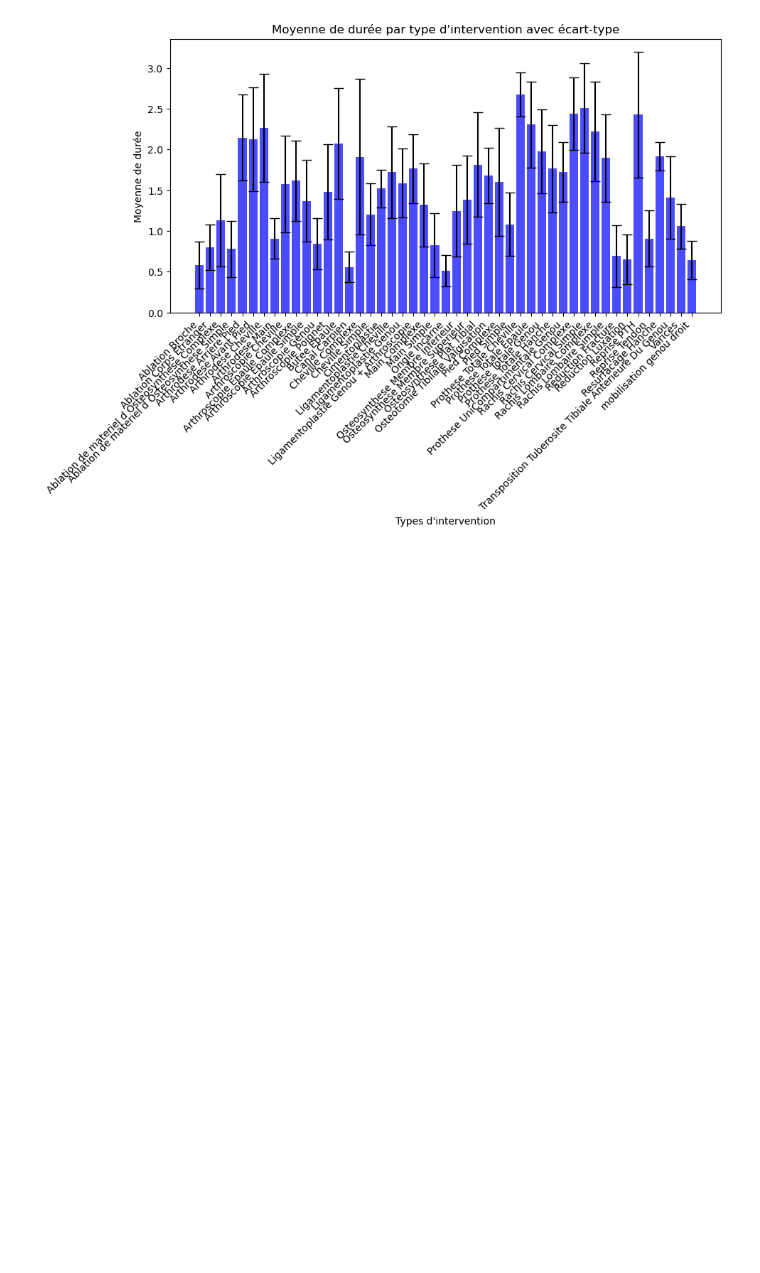
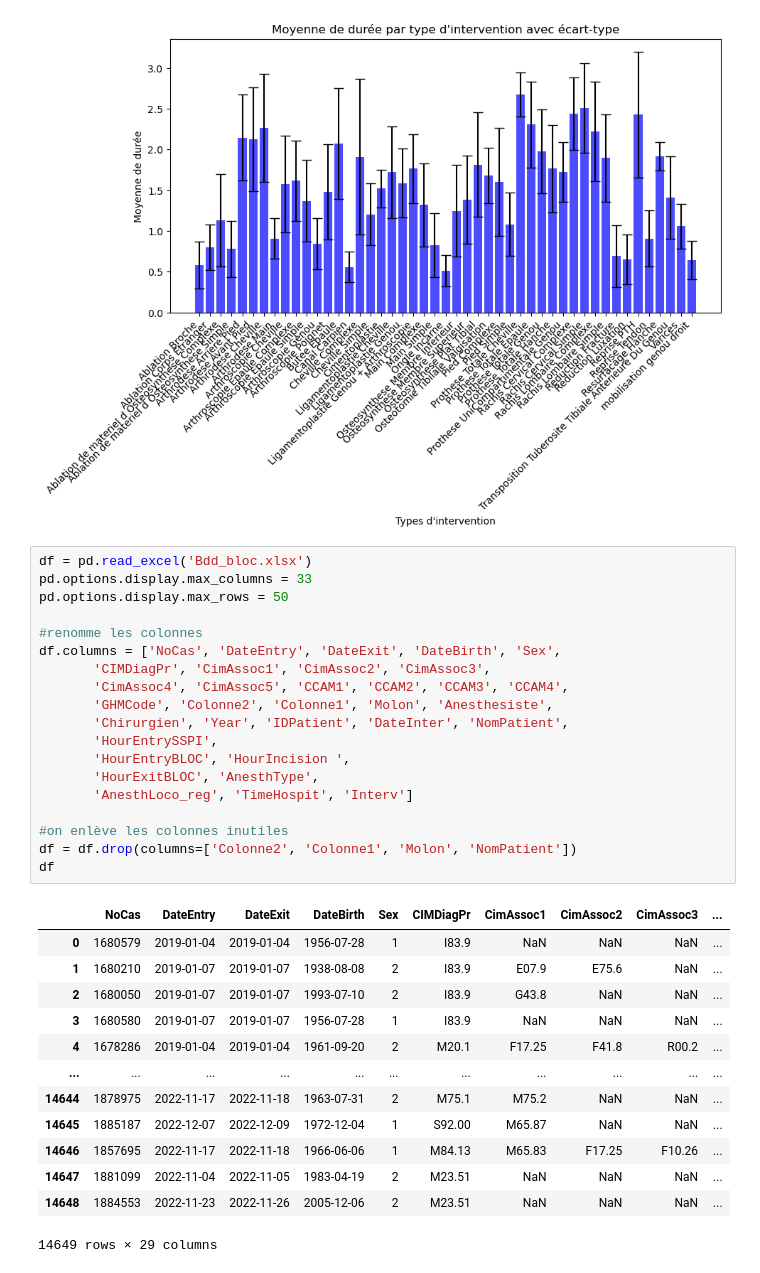
Before and after one commit to 101015010/filrouge_ias, a Jupyter notebook: TraitementData.ipynb, the cells around one changed output. Drawn from its saved outputs; the diff is of its cells as text; blank space fills up the shorter version.

```diff
--- a/TraitementData.ipynb
+++ b/TraitementData.ipynb
@@ -127,3 +125,36 @@ plt.xticks(rotation=45, ha='right')
 plt.show()
 # %% [output]
 [figure]
+# %%
+df = pd.read_excel('Bdd_bloc.xlsx')
+pd.options.display.max_columns = 33
+pd.options.display.max_rows = 50
+
+#renomme les colonnes
+df.columns = ['NoCas', 'DateEntry', 'DateExit', 'DateBirth', 'Sex',
+       'CIMDiagPr', 'CimAssoc1', 'CimAssoc2', 'CimAssoc3',
+       'CimAssoc4', 'CimAssoc5', 'CCAM1', 'CCAM2', 'CCAM3', 'CCAM4',
+       'GHMCode', 'Colonne2', 'Colonne1', 'Molon', 'Anesthesiste',
+       'Chirurgien', 'Year', 'IDPatient', 'DateInter', 'NomPatient',
+       'HourEntrySSPI',
+       'HourEntryBLOC', 'HourIncision ',
+       'HourExitBLOC', 'AnesthType',
+       'AnesthLoco_reg', 'TimeHospit', 'Interv']
+
+#on enlève les colonnes inutiles
+df = df.drop(columns=['Colonne2', 'Colonne1', 'Molon', 'NomPatient'])
+df
+# %% [output]
+|  | NoCas | DateEntry | DateExit | DateBirth | Sex | CIMDiagPr | CimAssoc1 | CimAssoc2 | CimAssoc3 | ... |
+| 0 | 1680579 | 2019-01-04 | 2019-01-04 | 1956-07-28 | 1 | I83.9 | NaN | NaN | NaN | ... |
+| 1 | 1680210 | 2019-01-07 | 2019-01-07 | 1938-08-08 | 2 | I83.9 | E07.9 | E75.6 | NaN | ... |
+| 2 | 1680050 | 2019-01-07 | 2019-01-07 | 1993-07-10 | 2 | I83.9 | G43.8 | NaN | NaN | ... |
+| 3 | 1680580 | 2019-01-07 | 2019-01-07 | 1956-07-28 | 1 | I83.9 | NaN | NaN | NaN | ... |
+| 4 | 1678286 | 2019-01-04 | 2019-01-04 | 1961-09-20 | 2 | M20.1 | F17.25 | F41.8 | R00.2 | ... |
+| ... | ... | ... | ... | ... | ... | ... | ... | ... | ... | ... |
+| 14644 | 1878975 | 2022-11-17 | 2022-11-18 | 1963-07-31 | 2 | M75.1 | M75.2 | NaN | NaN | ... |
+| 14645 | 1885187 | 2022-12-07 | 2022-12-09 | 1972-12-04 | 1 | S92.00 | M65.87 | NaN | NaN | ... |
+| 14646 | 1857695 | 2022-11-17 | 2022-11-18 | 1966-06-06 | 1 | M84.13 | M65.83 | F17.25 | F10.26 | ... |
+| 14647 | 1881099 | 2022-11-04 | 2022-11-05 | 1983-04-19 | 2 | M23.51 | NaN | NaN | NaN | ... |
+| 14648 | 1884553 | 2022-11-23 | 2022-11-26 | 2005-12-06 | 2 | M23.51 | NaN | NaN | NaN | ... |
+14649 rows × 29 columns
```
Also changed, not shown: parts of 2 cells of this notebook.
